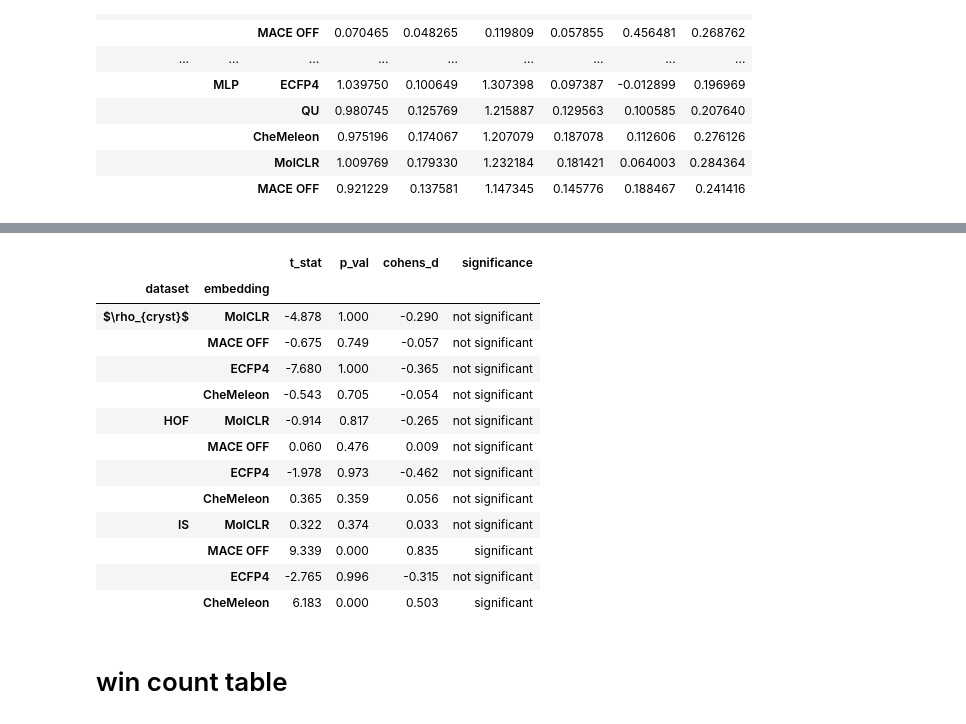
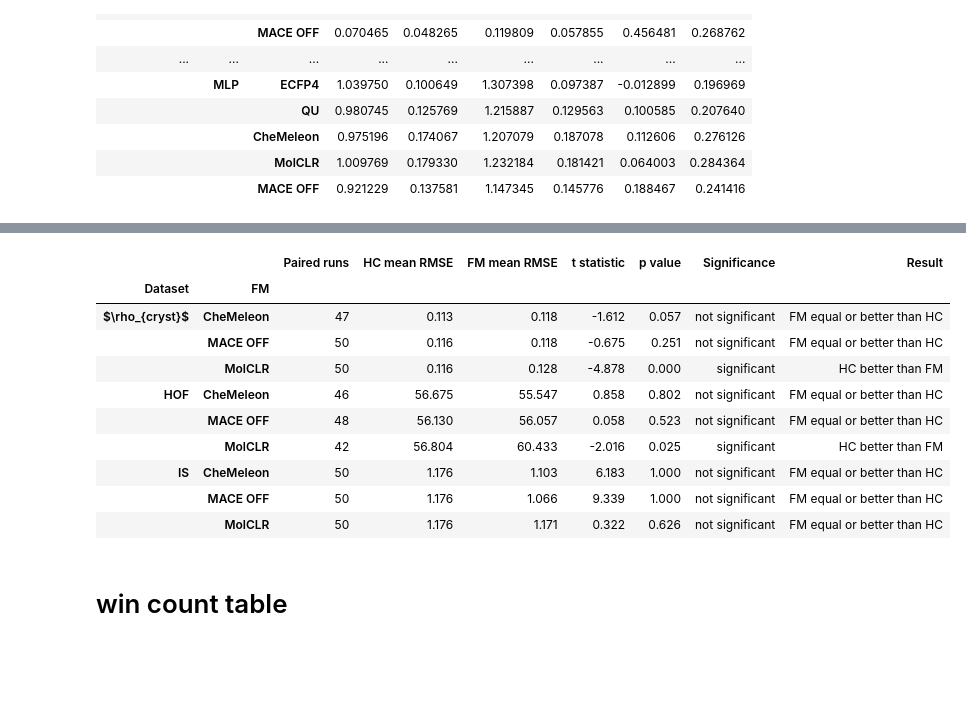
Before and after one commit to CABackman/fm-4-em, a Jupyter notebook: 06_NOTEBOOKS/04_results_processing.ipynb, the cells around one changed output, grey strips where cells are left out. Drawn from its saved outputs; the diff is of its cells as text; code cells hidden in the pictures; blank space fills up the shorter version.

```diff
--- a/06_NOTEBOOKS/04_results_processing.ipynb
+++ b/06_NOTEBOOKS/04_results_processing.ipynb
@@ -197,38 +295,33 @@ Categories (3, object): ['$\rho_{cryst}$' < 'HOF' < 'IS']
 # %%
-significance_dfs = {}
-for dataset, dict in dataset_results.items():
-    df_t = pd.DataFrame(dict).transpose()
-    alpha = 0.05
-    df_t["significance"] = df_t["p_val"].apply(lambda p: "significant" if p < alpha else "not significant")
-    significance_dfs[dataset] = df_t
+one_table = (
+    comparison_results
+    .sort_values(["dataset", "embedding"])
+    .rename(columns={
+        "dataset": "Dataset",
+        "embedding": "FM",
+        "n_pairs": "Paired runs",
+        "mean_hc_RMSE": "HC mean RMSE",
+        "mean_fm_RMSE": "FM mean RMSE",
+        "t_stat": "t statistic",
+        "p_value": "p value",
+        "significance": "Significance",
+        "result": "Result",
+    })
+)
 # %%
-all_tables = []
-for key, tmp in significance_dfs.items():
-    tmp.insert(0, "dataset", key)  # add a column identifying which dict entry
-    all_tables.append(tmp)
-
-one_table = pd.concat(all_tables, axis=0)
-
-# sort nicely:
-one_table = one_table.sort_values(["dataset"])
-one_table.reset_index(inplace=True)
-one_table.rename(columns={"index": "embedding"}, inplace=True)
-display(one_table.set_index(["dataset", "embedding"]).round(3))
+display(one_table.set_index(["Dataset", "FM"]).round(3))
 # %% [output]
-|  |  | t_stat | p_val | cohens_d | significance |
-| dataset | embedding |  |  |  |  |
-| $\rho_{cryst}$ | MolCLR | -4.878 | 1.000 | -0.290 | not significant |
-|  | MACE OFF | -0.675 | 0.749 | -0.057 | not significant |
-|  | ECFP4 | -7.680 | 1.000 | -0.365 | not significant |
-|  | CheMeleon | -0.543 | 0.705 | -0.054 | not significant |
-| HOF | MolCLR | -0.914 | 0.817 | -0.265 | not significant |
-|  | MACE OFF | 0.060 | 0.476 | 0.009 | not significant |
-|  | ECFP4 | -1.978 | 0.973 | -0.462 | not significant |
-|  | CheMeleon | 0.365 | 0.359 | 0.056 | not significant |
-| IS | MolCLR | 0.322 | 0.374 | 0.033 | not significant |
-|  | MACE OFF | 9.339 | 0.000 | 0.835 | significant |
-|  | ECFP4 | -2.765 | 0.996 | -0.315 | not significant |
-|  | CheMeleon | 6.183 | 0.000 | 0.503 | significant |
+|  |  | Paired runs | HC mean RMSE | FM mean RMSE | t statistic | p value | Significance | Result |
+| Dataset | FM |  |  |  |  |  |  |  |
+| $\rho_{cryst}$ | CheMeleon | 47 | 0.113 | 0.118 | -1.612 | 0.057 | not significant | FM equal or better than HC |
+|  | MACE OFF | 50 | 0.116 | 0.118 | -0.675 | 0.251 | not significant | FM equal or better than HC |
+|  | MolCLR | 50 | 0.116 | 0.128 | -4.878 | 0.000 | significant | HC better than FM |
+| HOF | CheMeleon | 46 | 56.675 | 55.547 | 0.858 | 0.802 | not significant | FM equal or better than HC |
+|  | MACE OFF | 48 | 56.130 | 56.057 | 0.058 | 0.523 | not significant | FM equal or better than HC |
+|  | MolCLR | 42 | 56.804 | 60.433 | -2.016 | 0.025 | significant | HC better than FM |
+| IS | CheMeleon | 50 | 1.176 | 1.103 | 6.183 | 1.000 | not significant | FM equal or better than HC |
+|  | MACE OFF | 50 | 1.176 | 1.066 | 9.339 | 1.000 | not significant | FM equal or better than HC |
+|  | MolCLR | 50 | 1.176 | 1.171 | 0.322 | 0.626 | not significant | FM equal or better than HC |
 # %% [markdown]
 # win count table
 # %%
```
Also changed, not shown: parts of 5 cells of this notebook, 3 other files.
